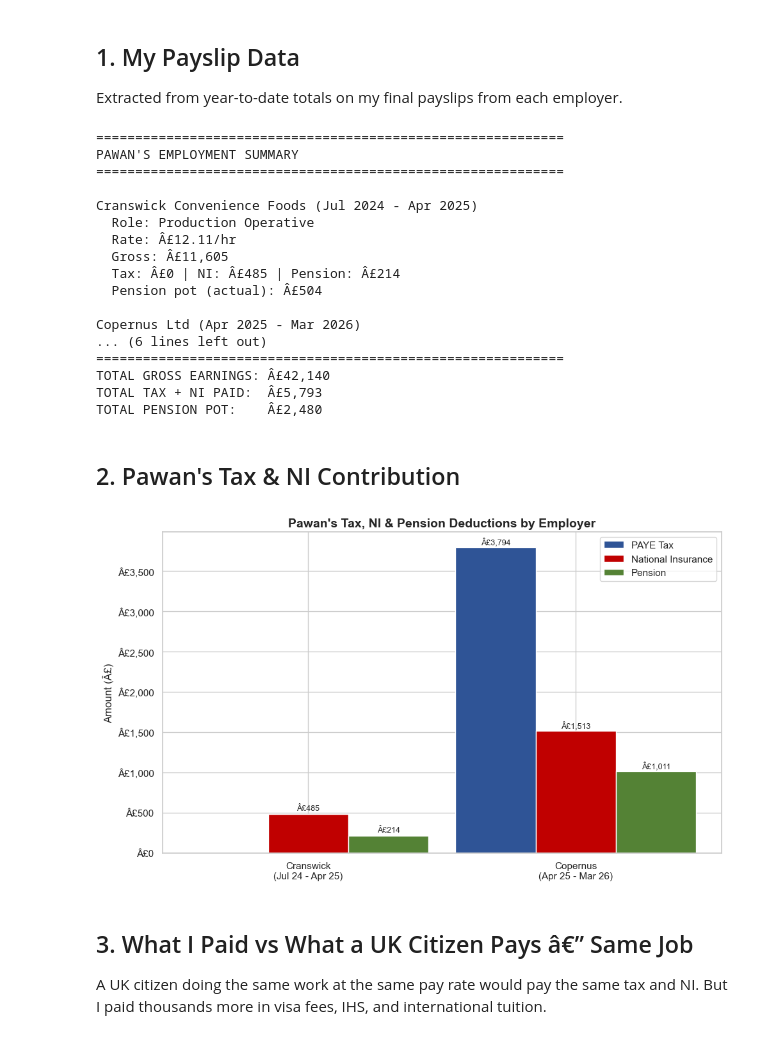
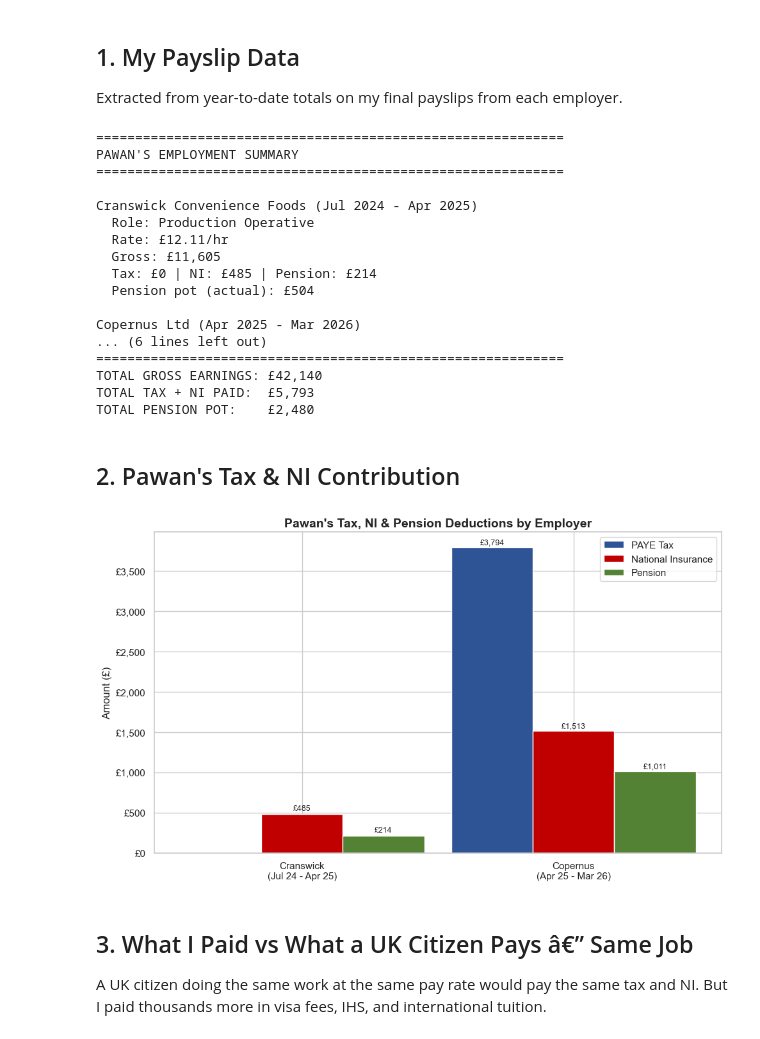
Before and after one commit to Pawansingh3889/uk-immigration-tax-fairness, a Jupyter notebook: PSW_Tax_Contribution_Analysis.ipynb, the cells around one changed output. Drawn from its saved outputs; the diff is of its cells as text; code cells hidden in the pictures.

```diff
--- a/PSW_Tax_Contribution_Analysis.ipynb
+++ b/PSW_Tax_Contribution_Analysis.ipynb
@@ -50,7 +50,7 @@ print("=" * 60)
 for _, row in employment.iterrows():
     print(f"\n{row['Employer']} ({row['Period']})")
     print(f"  Role: {row['Role']}")
-    print(f"  Rate: Â£{row['Hourly_Rate']}/hr")
+    print(f"  Rate: £{row['Hourly_Rate']}/hr")
     print(f"  Gross: {GBP(row['Gross_Earnings'])}")
     print(f"  Tax: {GBP(row['PAYE_Tax'])} | NI: {GBP(row['Employee_NI'])} | Pension: {GBP(row['Employee_Pension'])}")
     print(f"  Pension pot (actual): {GBP(row['Pension_Pot_Actual'])}")
@@ -66,46 +66,46 @@ PAWAN'S EMPLOYMENT SUMMARY
 
 Cranswick Convenience Foods (Jul 2024 - Apr 2025)
   Role: Production Operative
-  Rate: Â£12.11/hr
-  Gross: Â£11,605
-  Tax: Â£0 | NI: Â£485 | Pension: Â£214
-  Pension pot (actual): Â£504
+  Rate: £12.11/hr
+  Gross: £11,605
+  Tax: £0 | NI: £485 | Pension: £214
+  Pension pot (actual): £504
 
 Copernus Ltd (Apr 2025 - Mar 2026)
 ... (6 lines left out)
 ============================================================
-TOTAL GROSS EARNINGS: Â£42,140
-TOTAL TAX + NI PAID:  Â£5,793
-TOTAL PENSION POT:    Â£2,480
+TOTAL GROSS EARNINGS: £42,140
+TOTAL TAX + NI PAID:  £5,793
+TOTAL PENSION POT:    £2,480
 # %% [markdown]
 ## 2. Pawan's Tax & NI Contribution
 # %%
 fig, ax = plt.subplots(figsize=(10, 6))
 x = range(len(employment))
 width = 0.3
 
 bars1 = ax.bar([i - width for i in x], employment['PAYE_Tax'], width, label='PAYE Tax', color='#2F5496')
 bars2 = ax.bar(x, employment['Employee_NI'], width, label='National Insurance', color='#C00000')
 bars3 = ax.bar([i + width for i in x], employment['Employee_Pension'], width, label='Pension', color='#548235')
 
 ax.set_xticks(x)
 ax.set_xticklabels(['Cranswick\n(Jul 24 - Apr 25)', 'Copernus\n(Apr 25 - Mar 26)'])
-ax.set_ylabel('Amount (Â£)')
+ax.set_ylabel('Amount (£)')
 ax.set_title("Pawan's Tax, NI & Pension Deductions by Employer", fontsize=14, fontweight='bold')
 ax.legend()
-ax.yaxis.set_major_formatter(mticker.StrMethodFormatter('Â£{x:,.0f}'))
+ax.yaxis.set_major_formatter(mticker.StrMethodFormatter('£{x:,.0f}'))
 
 for bars in [bars1, bars2, bars3]:
     for bar in bars:
         h = bar.get_height()
         if h > 0:
-            ax.text(bar.get_x() + bar.get_width()/2., h + 20, f'Â£{h:,.0f}', ha='center', va='bottom', fontsize=9)
+            ax.text(bar.get_x() + bar.get_width()/2., h + 20, f'£{h:,.0f}', ha='center', va='bottom', fontsize=9)
 
 plt.tight_layout()
 plt.savefig('charts/01_tax_ni_by_employer.png', dpi=150, bbox_inches='tight')
 plt.show()
 # %% [output]
-[figure, old version]
+[figure, new version]
 # %% [markdown]
 ## 3. What I Paid vs What a UK Citizen Pays â€” Same Job
 
```
Also changed, not shown: parts of 8 cells of this notebook, 7 other files.
